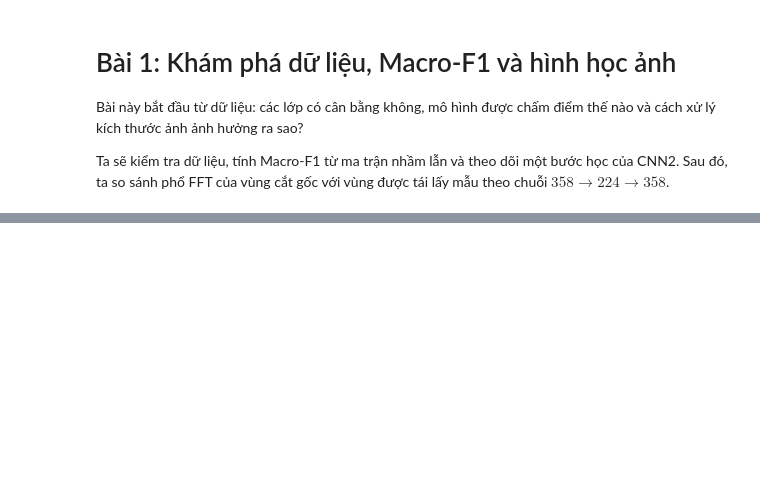
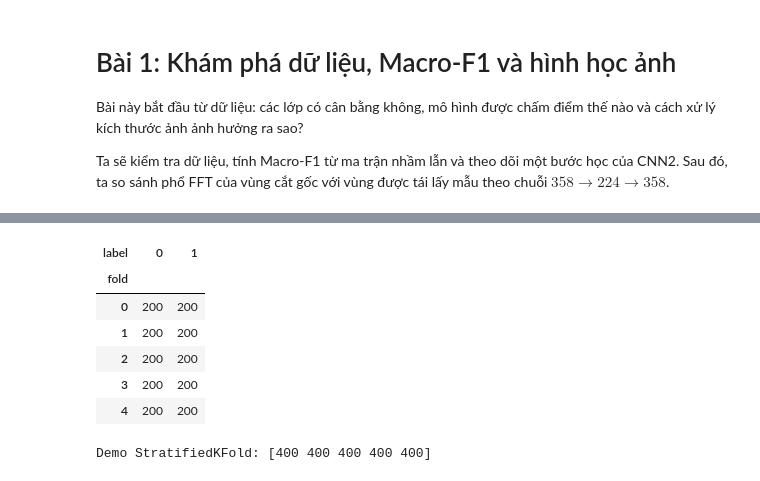
Before and after one commit to Purin1410/Olympic_AI_PTIT_2026_preliminary_round, a Jupyter notebook: AI_LA_AI/notebooks/01_eda_baseline_geometry.ipynb, the cells around one changed output, grey strips where cells are left out. Saved outputs shown, nothing was run; the diff lists cells and outputs as text; code cells hidden in the pictures; blank space fills up the shorter version.

```diff
--- a/AI_LA_AI/notebooks/01_eda_baseline_geometry.ipynb
+++ b/AI_LA_AI/notebooks/01_eda_baseline_geometry.ipynb
@@ -95 +113,22 @@ Sau khi có đầu ra, ta tính loss Cross-Entropy, lan truyền ngược và c
+# %%
+# Định nghĩa trực tiếp trong cell: image_census
+def image_census(rows):
+    """Read every image; record size, exact gray flag and duplicate content."""
+    records = []
+    for row in rows.itertuples():
+        path = Path(row.path)
+        with Image.open(path) as image:
+            original_mode = image.mode
+            rgb = np.asarray(image.convert("RGB"))
+        delta = rgb.max(axis=2).astype(float) - rgb.min(axis=2).astype(float)
+        records.append({"file_name": row.file_name, "label": int(row.label),
+                        "path": str(path), "width": rgb.shape[1], "height": rgb.shape[0],
+                        "mode": original_mode, "size_kib": path.stat().st_size / 1024,
+                        "is_gray": bool((delta == 0).all()),
+                        "near_gray": bool(delta.mean() <= 1),
+                        "sha256": hashlib.sha256(path.read_bytes()).hexdigest()})
+    census = pd.DataFrame(records)
+    if census.empty or not census.file_name.is_unique:
+        raise ValueError("Image census requires nonempty rows with unique file names.")
+    return census
 # %%
@@ -179,0 +243,29 @@ print(classification_report(y, np.array([0.1, 0.2, 0.4, 0.6])))
+# %%
+from sklearn.model_selection import StratifiedKFold
+fold_table = pd.read_csv(TASK / "assets/splits/train_folds.csv")
+assert fold_table.file_name.is_unique and set(fold_table.file_name) == set(train.file_name)
+assert set(fold_table.fold) == set(range(5))
+display(pd.crosstab(fold_table.fold, fold_table.label))
+seen_validation = []
+for fold in range(5):
+    tr, va = load_fold_split(train, TASK / "assets/splits/train_folds.csv", fold)
+    assert set(tr.file_name).isdisjoint(va.file_name)
+    seen_validation.extend(va.file_name)
+assert len(seen_validation) == len(set(seen_validation)) == len(train)
+demo_fold = np.full(len(train), -1)
+for fold, (_, ids) in enumerate(StratifiedKFold(5, shuffle=True, random_state=2026).split(train, train.label)):
+    demo_fold[ids] = fold
+print("Demo StratifiedKFold:", np.bincount(demo_fold))
+# Nếu hai ảnh trùng byte rơi vào hai fold khác nhau, phải xử lý trước khi diễn giải điểm.
+if "census" in globals():
+    hash_folds = census.merge(fold_table[["file_name", "fold"]], on="file_name", validate="one_to_one")
+    assert not (hash_folds.groupby("sha256").fold.nunique() > 1).any(), "Trùng nội dung qua fold"
+# %% [output]
+| label | 0 | 1 |
+| fold |  |  |
+| 0 | 200 | 200 |
+| 1 | 200 | 200 |
+| 2 | 200 | 200 |
+| 3 | 200 | 200 |
+| 4 | 200 | 200 |
+Demo StratifiedKFold: [400 400 400 400 400]
```
Also changed, not shown: parts of 60 cells of this notebook, 30 other files.
